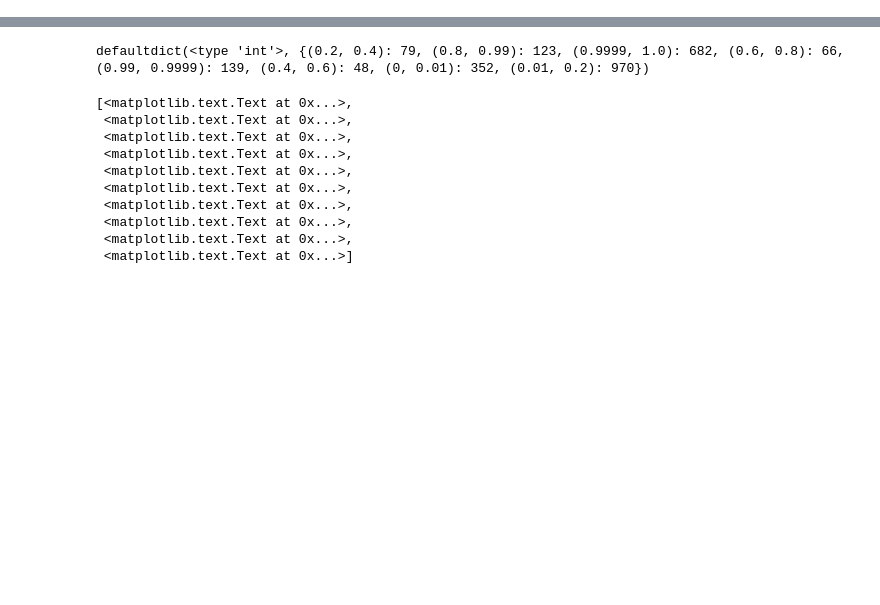
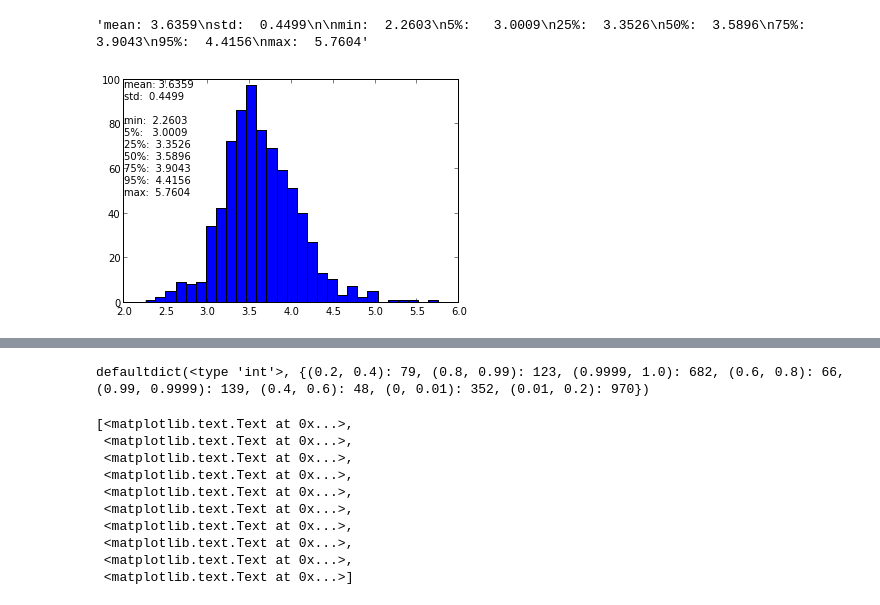
Before and after one commit to davmre/sigvisa, a Jupyter notebook: sigvisa model sensitivity.ipynb, the cells around one changed output, grey strips where cells are left out. Drawn from its saved outputs; the diff is of its cells as text; code cells hidden in the pictures; blank space fills up the shorter version.

```diff
--- a/sigvisa model sensitivity.ipynb
+++ b/sigvisa model sensitivity.ipynb
@@ -59,0 +44,29 @@ for fakeEvid in os.listdir('experiments/logodds/results/FINES/calibration/'):
+# %%
+from sigvisa.source.event import get_event
+from sigvisa.plotting.histogram import plot_histogram
+
+mbs = []
+evmbs = defaultdict(list)
+valid_evids = []
+for evid in evids:
+    ev = get_event(evid=evid)
+    if ev.mb < 0: continue
+    mbs.append(ev.mb)
+    valid_evids.append(evid)
+    if ev.mb < 3:
+        evmbs[3.0].append(evid)
+    elif ev.mb < 3.5:
+       evmbs[3.5].append(evid)
+    elif ev.mb < 4.0:
+        evmbs[4.0].append(evid)
+    elif ev.mb < 4.5:
+        evmbs[4.5].append(evid)
+    elif ev.mb < 5.0:
+        evmbs[5.0].append(evid)
+    else:
+        evmbs[10.0].append(evid)
+
+plot_histogram(mbs, axes=gca())
+# %% [output]
+'mean: 3.6359\nstd:  0.4499\n\nmin:  2.2603\n5%:   3.0009\n25%:  3.3526\n50%:  3.5896\n75%:  3.9043\n95%:  4.4156\nmax:  5.7604'
+[figure, added]
```
Also changed, not shown: parts of 28 cells of this notebook, 8 other files.
